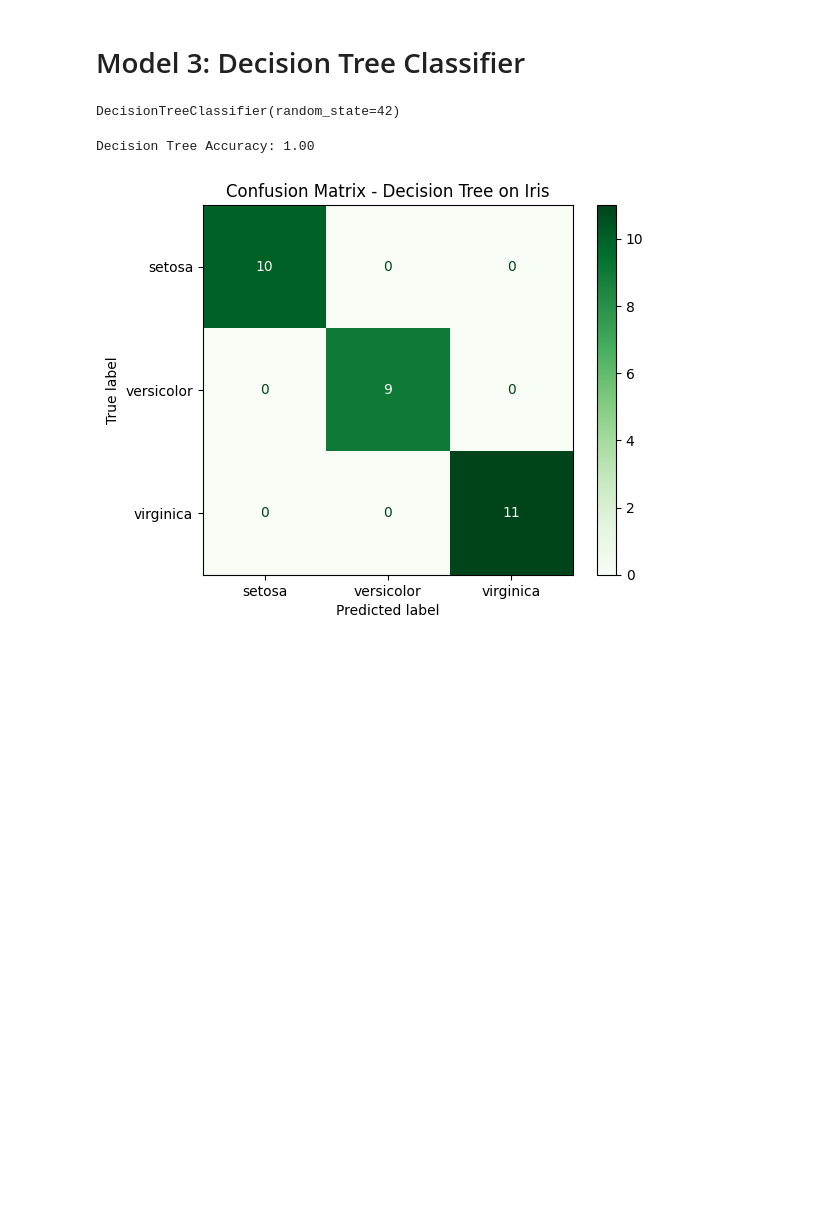
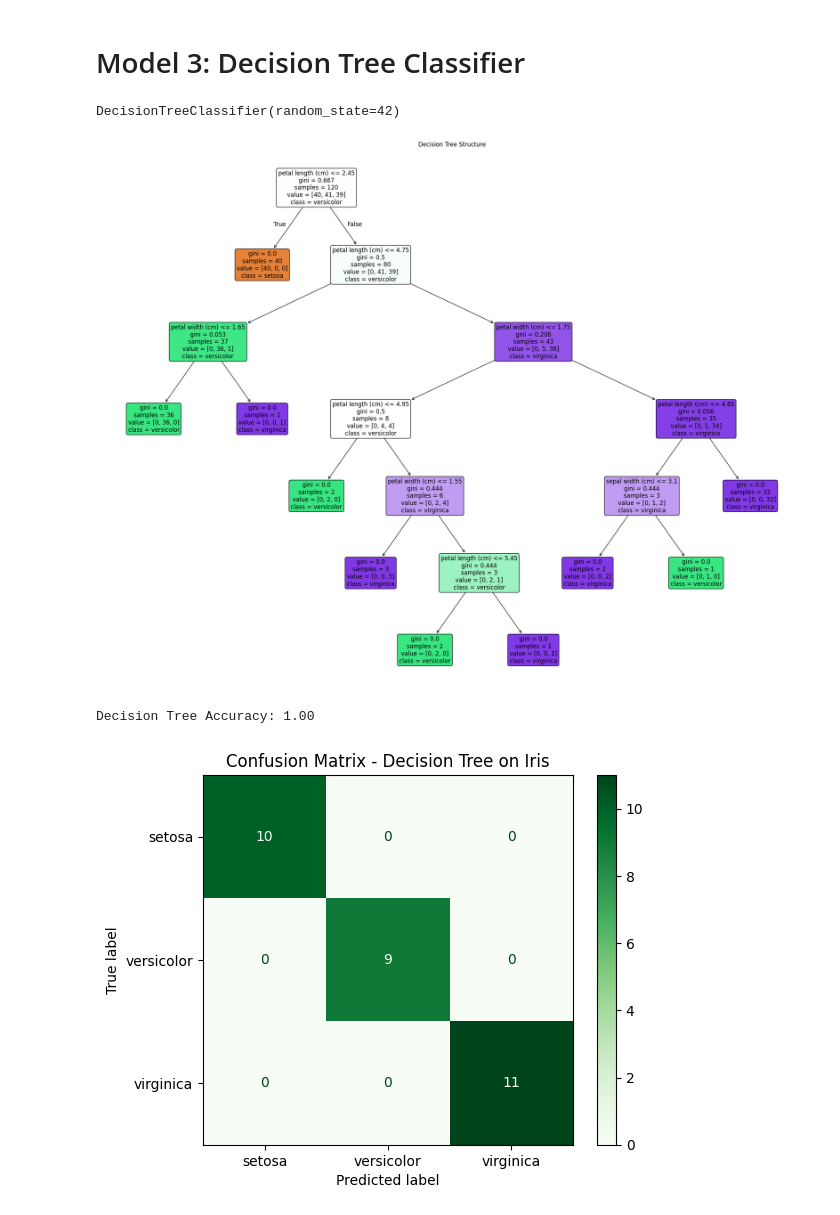
Before and after one commit to Aayushsah6969/Data, a Jupyter notebook: IRIS/notebooks/iris_analysis.ipynb, the cells around one changed output. Cells and saved outputs as stored; diff of their text form; code cells hidden in the pictures; blank space fills up the shorter version.

Commit message:
model-5 naive, decision tree visual

```diff
--- a/IRIS/notebooks/iris_analysis.ipynb
+++ b/IRIS/notebooks/iris_analysis.ipynb
@@ -275,6 +275,21 @@ dtree = DecisionTreeClassifier(random_state=42)
 dtree.fit(X_train, y_train)
 # %% [output]
 DecisionTreeClassifier(random_state=42)
+# %%
+from sklearn.tree import plot_tree
+plt.figure(figsize=(26, 20))  # make it big so it’s readable
+plot_tree(dtree,
+          filled=True,
+          feature_names=X.columns,    # if using a DataFrame
+          class_names=dtree.classes_,
+          rounded=True,
+          fontsize=12)
+
+plt.title("Decision Tree Structure")
+plt.savefig('../outputs/decision_tree_structure.png')
+plt.show()
+# %% [output]
+[figure, added]
 # %%
 from sklearn.metrics import accuracy_score
 
```
Also changed, not shown: parts of 6 cells of this notebook, 6 other files.
